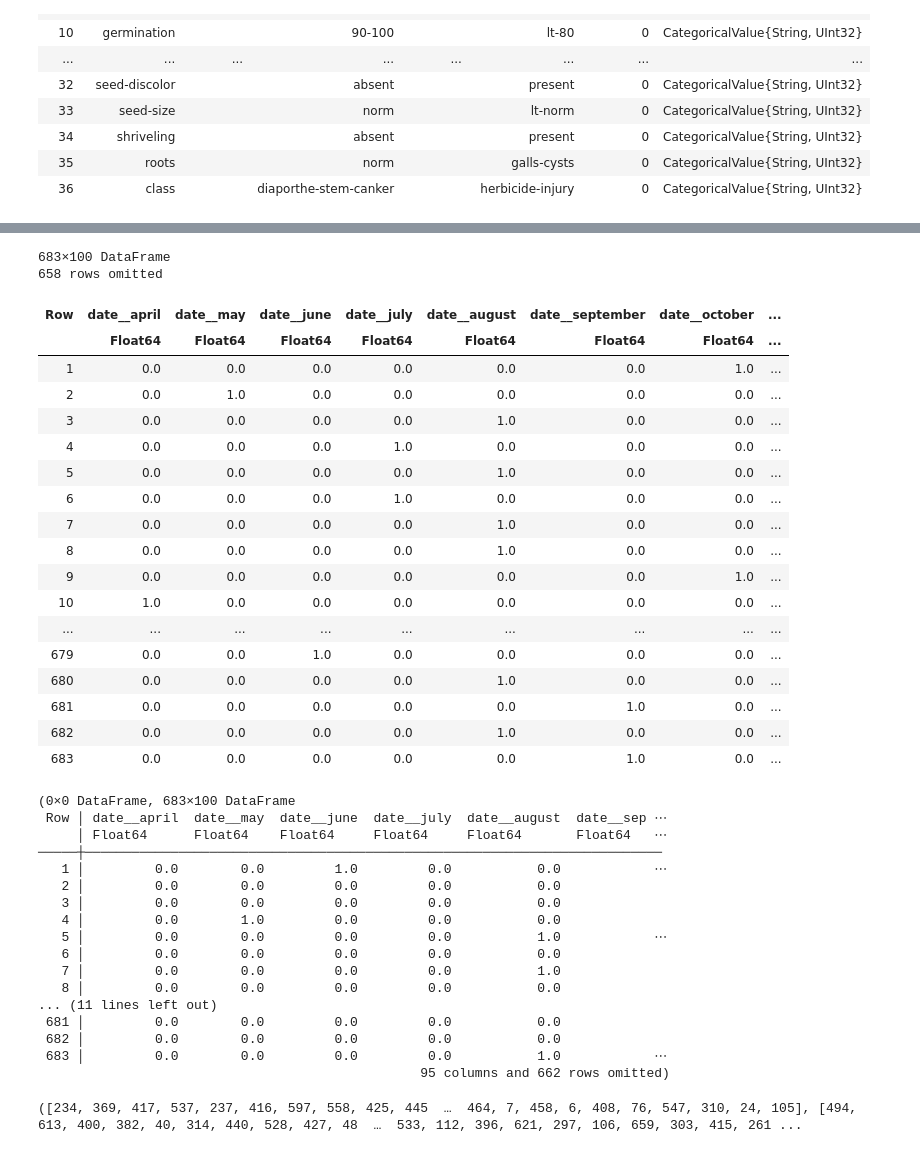
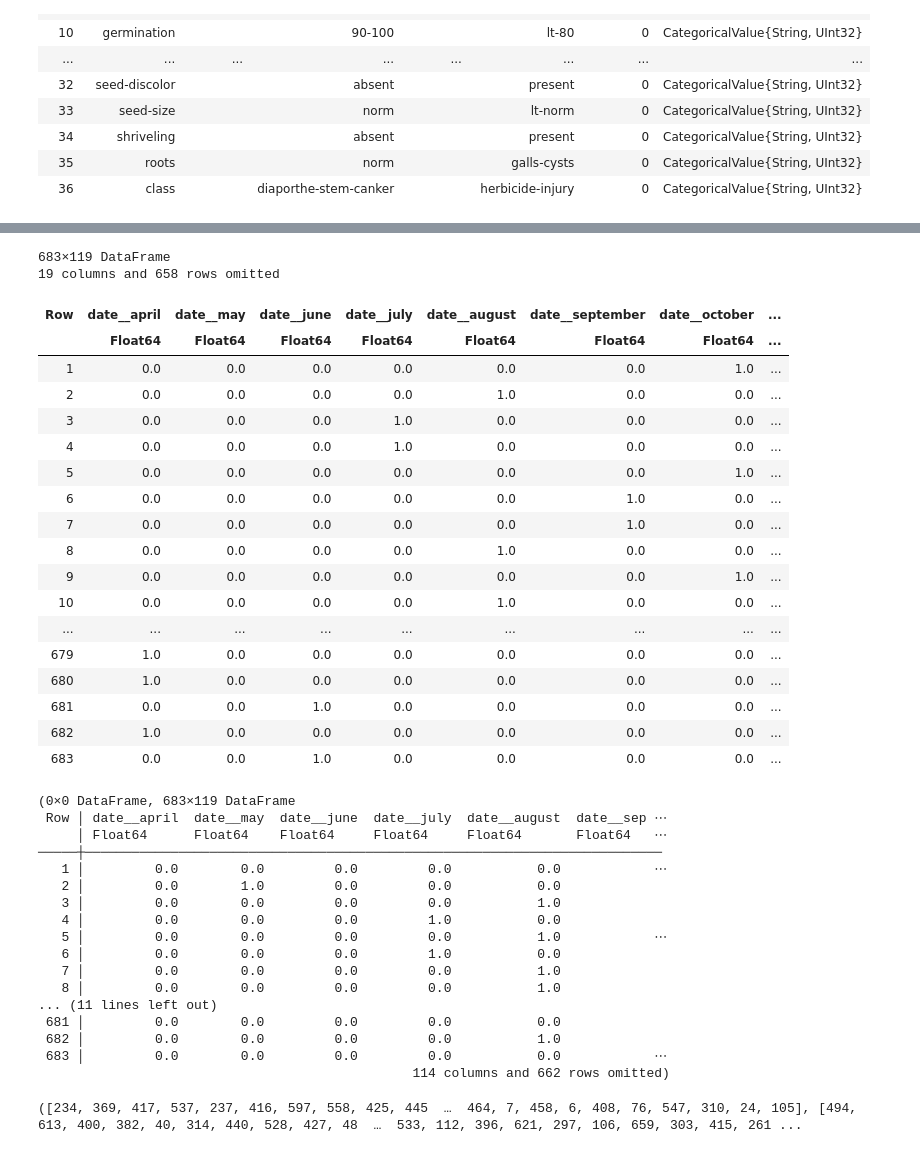
Before and after one commit to Hitila/216010748_218047576_Assignment2, a Jupyter notebook: Problem_2.ipynb, the cells around one changed output, grey strips where cells are left out. Drawn from its saved outputs; the diff is of its cells as text; code cells hidden in the pictures.

```diff
--- a/Problem_2.ipynb
+++ b/Problem_2.ipynb
@@ -299,7 +265,7 @@ schema(X_clean)
 # %%
 # Fit OneHotEncoder
 ohe = OneHotEncoder()
-ohe_machine = machine(ohe, X_clean)
+ohe_machine = machine(ohe, ag_soybean_df)
 fit!(ohe_machine)
 # %% [output]
 [ Info: Training machine(OneHotEncoder(features = Symbol[], …), …).
@@ -341,49 +300,49 @@ using MLJModelInterface: transform
 # %%
 using MLJ
 # Transform data
-X_encoded = transform(ohe_machine, X_clean)
+X_encoded = transform(ohe_machine, ag_soybean_df)
 # %% [output]
-683×100 DataFrame
-658 rows omitted
+683×119 DataFrame
+19 columns and 658 rows omitted
 | Row | date__april | date__may | date__june | date__july | date__august | date__september | date__october | ... |
 |  | Float64 | Float64 | Float64 | Float64 | Float64 | Float64 | Float64 | ... |
 | 1 | 0.0 | 0.0 | 0.0 | 0.0 | 0.0 | 0.0 | 1.0 | ... |
-| 2 | 0.0 | 1.0 | 0.0 | 0.0 | 0.0 | 0.0 | 0.0 | ... |
-| 3 | 0.0 | 0.0 | 0.0 | 0.0 | 1.0 | 0.0 | 0.0 | ... |
+| 2 | 0.0 | 0.0 | 0.0 | 0.0 | 1.0 | 0.0 | 0.0 | ... |
+| 3 | 0.0 | 0.0 | 0.0 | 1.0 | 0.0 | 0.0 | 0.0 | ... |
 | 4 | 0.0 | 0.0 | 0.0 | 1.0 | 0.0 | 0.0 | 0.0 | ... |
-| 5 | 0.0 | 0.0 | 0.0 | 0.0 | 1.0 | 0.0 | 0.0 | ... |
-| 6 | 0.0 | 0.0 | 0.0 | 1.0 | 0.0 | 0.0 | 0.0 | ... |
-| 7 | 0.0 | 0.0 | 0.0 | 0.0 | 1.0 | 0.0 | 0.0 | ... |
+| 5 | 0.0 | 0.0 | 0.0 | 0.0 | 0.0 | 0.0 | 1.0 | ... |
+| 6 | 0.0 | 0.0 | 0.0 | 0.0 | 0.0 | 1.0 | 0.0 | ... |
+| 7 | 0.0 | 0.0 | 0.0 | 0.0 | 0.0 | 1.0 | 0.0 | ... |
 | 8 | 0.0 | 0.0 | 0.0 | 0.0 | 1.0 | 0.0 | 0.0 | ... |
 | 9 | 0.0 | 0.0 | 0.0 | 0.0 | 0.0 | 0.0 | 1.0 | ... |
-| 10 | 1.0 | 0.0 | 0.0 | 0.0 | 0.0 | 0.0 | 0.0 | ... |
+| 10 | 0.0 | 0.0 | 0.0 | 0.0 | 1.0 | 0.0 | 0.0 | ... |
 | ... | ... | ... | ... | ... | ... | ... | ... | ... |
-| 679 | 0.0 | 0.0 | 1.0 | 0.0 | 0.0 | 0.0 | 0.0 | ... |
-| 680 | 0.0 | 0.0 | 0.0 | 0.0 | 1.0 | 0.0 | 0.0 | ... |
-| 681 | 0.0 | 0.0 | 0.0 | 0.0 | 0.0 | 1.0 | 0.0 | ... |
-| 682 | 0.0 | 0.0 | 0.0 | 0.0 | 1.0 | 0.0 | 0.0 | ... |
-| 683 | 0.0 | 0.0 | 0.0 | 0.0 | 0.0 | 1.0 | 0.0 | ... |
+| 679 | 1.0 | 0.0 | 0.0 | 0.0 | 0.0 | 0.0 | 0.0 | ... |
+| 680 | 1.0 | 0.0 | 0.0 | 0.0 | 0.0 | 0.0 | 0.0 | ... |
+| 681 | 0.0 | 0.0 | 1.0 | 0.0 | 0.0 | 0.0 | 0.0 | ... |
+| 682 | 1.0 | 0.0 | 0.0 | 0.0 | 0.0 | 0.0 | 0.0 | ... |
+| 683 | 0.0 | 0.0 | 1.0 | 0.0 | 0.0 | 0.0 | 0.0 | ... |
 # %%
 # Split into target and features
 y, X = unpack(X_encoded, ==(:class), rng=123)
 # %% [output]
-(0×0 DataFrame, 683×100 DataFrame
+(0×0 DataFrame, 683×119 DataFrame
  Row │ date__april  date__may  date__june  date__july  date__august  date__sep ⋯
      │ Float64      Float64    Float64     Float64     Float64       Float64   ⋯
 ─────┼──────────────────────────────────────────────────────────────────────────
-   1 │         0.0        0.0         1.0         0.0           0.0            ⋯
-   2 │         0.0        0.0         0.0         0.0           0.0
-   3 │         0.0        0.0         0.0         0.0           0.0
-   4 │         0.0        1.0         0.0         0.0           0.0
+   1 │         0.0        0.0         0.0         0.0           0.0            ⋯
+   2 │         0.0        1.0         0.0         0.0           0.0
+   3 │         0.0        0.0         0.0         0.0           1.0
+   4 │         0.0        0.0         0.0         1.0           0.0
    5 │         0.0        0.0         0.0         0.0           1.0            ⋯
-   6 │         0.0        0.0         0.0         0.0           0.0
+   6 │         0.0        0.0         0.0         1.0           0.0
    7 │         0.0        0.0         0.0         0.0           1.0
-   8 │         0.0        0.0         0.0         0.0           0.0
+   8 │         0.0        0.0         0.0         0.0           1.0
 ... (11 lines left out)
  681 │         0.0        0.0         0.0         0.0           0.0
- 682 │         0.0        0.0         0.0         0.0           0.0
- 683 │         0.0        0.0         0.0         0.0           1.0            ⋯
-                                                 95 columns and 662 rows omitted)
+ 682 │         0.0        0.0         0.0         0.0           1.0
+ 683 │         0.0        0.0         0.0         0.0           0.0            ⋯
+                                                114 columns and 662 rows omitted)
 # %%
 # Split into train and test sets
 train, test = partition(1:nrow(X_encoded), 0.8, shuffle=true, rng=123)
```
Also changed, not shown: parts of 23 cells of this notebook.
